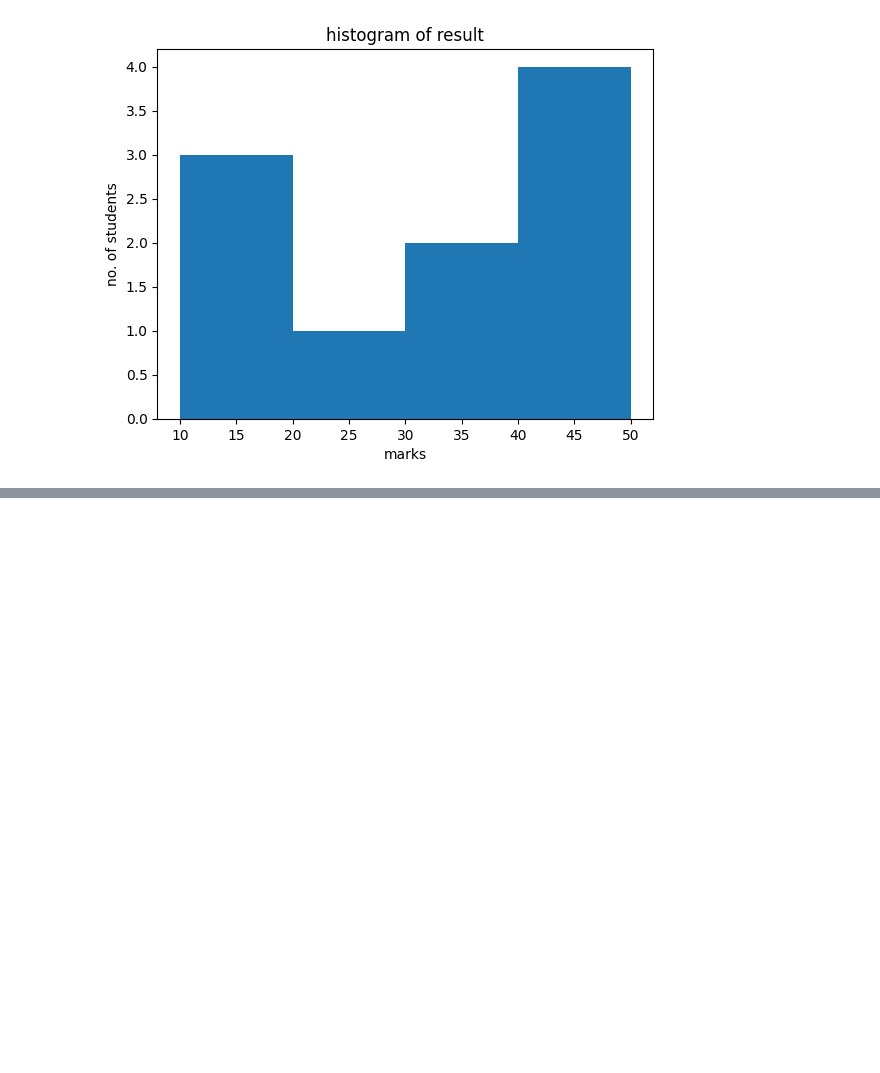
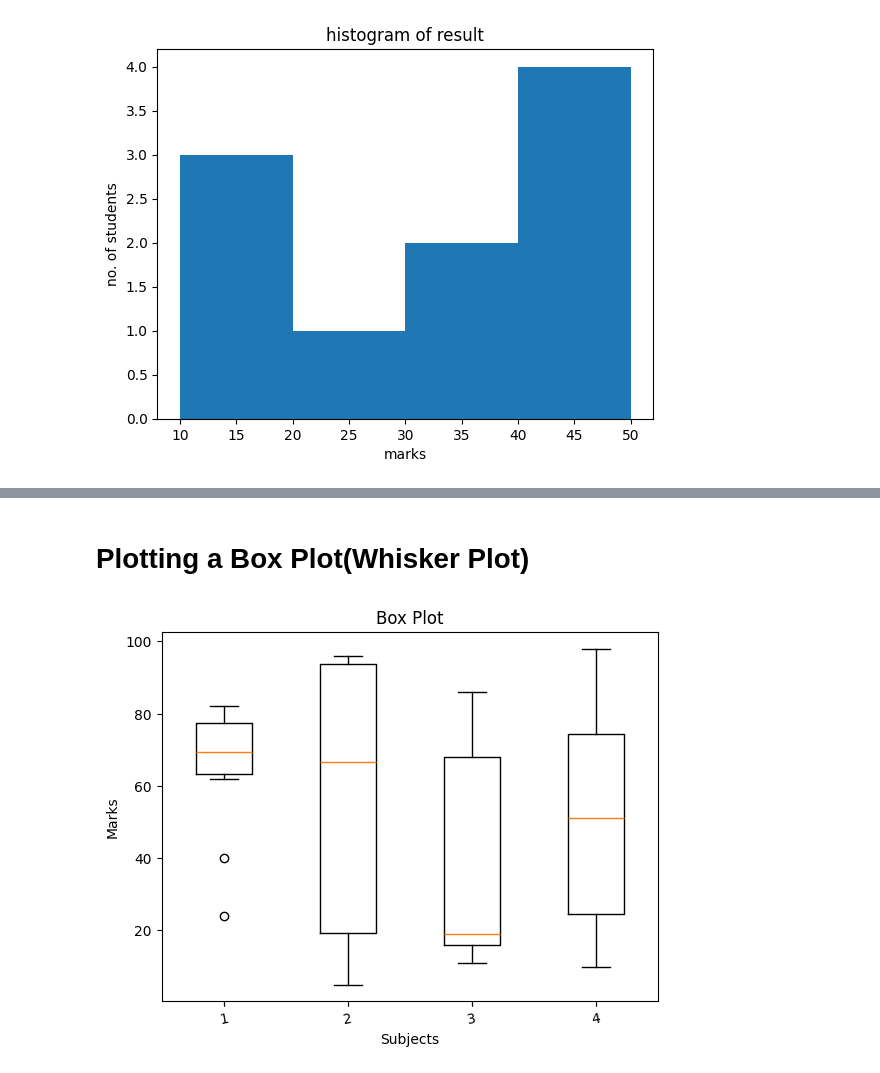
Before and after one commit to SettibathulaJyothi/Python-Basics, a Jupyter notebook: Matplotlib_Graphs.ipynb, the cells around one changed output, grey strips where cells are left out. Cells and saved outputs as stored; diff of their text form; code cells hidden in the pictures; blank space fills up the shorter version.

```diff
--- a/Matplotlib_Graphs.ipynb
+++ b/Matplotlib_Graphs.ipynb
@@ -147,0 +176,17 @@ plt.show()
+# %% [markdown]
+# **Plotting a Box Plot(Whisker Plot)**
+# %%
+import matplotlib.pyplot as plt
+eng=[82,76,24,40,67,62,78,67,72,82]
+maths=[62,5,32,96,95,90,95,15,71,11]
+science=[68,86,19,49,15,16,16,75,11]
+sst=[98,10,87,29,72,16,23,72,75,30]
+box_plot_data=[eng,maths,science,sst]
+plt.xticks([1,2,3,4],["Eng","Maths","Science","sst"],rotation=10)
+plt.boxplot(box_plot_data)
+plt.title('Box Plot')
+plt.xlabel('Subjects')
+plt.ylabel('Marks')
+plt.show()
+# %% [output]
+[figure, added]
```
Also changed, not shown: parts of 4 cells of this notebook.
